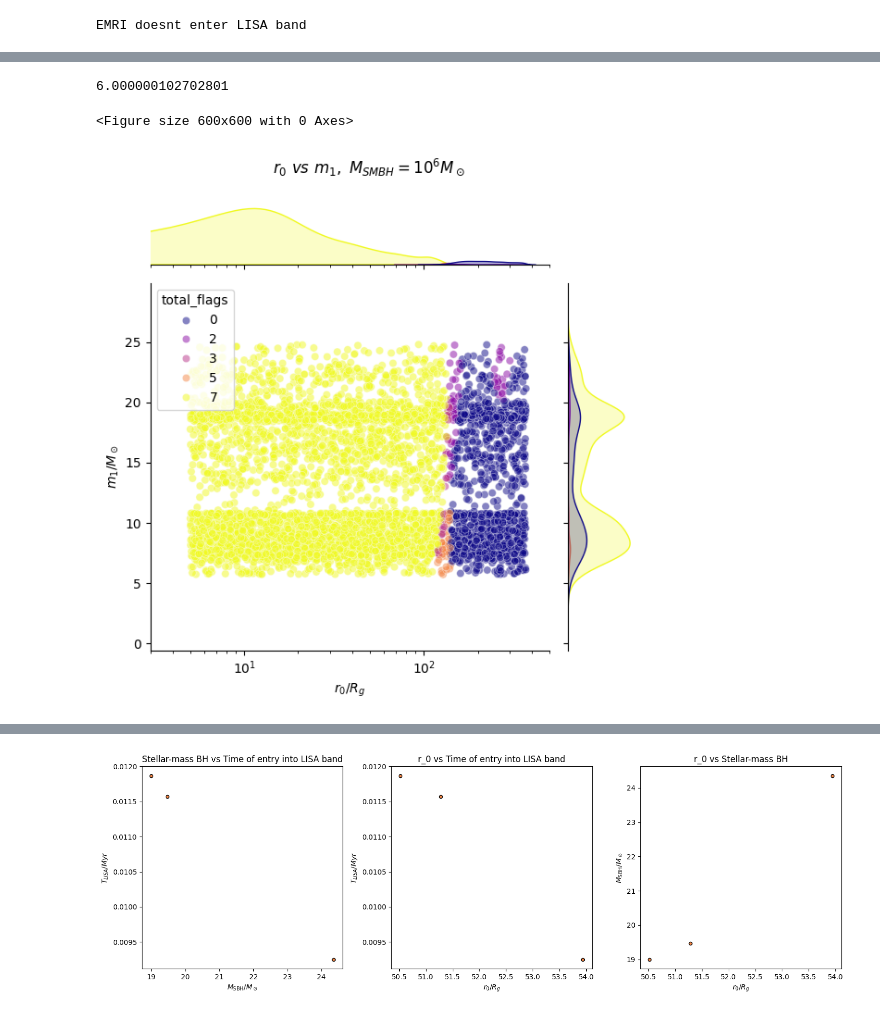
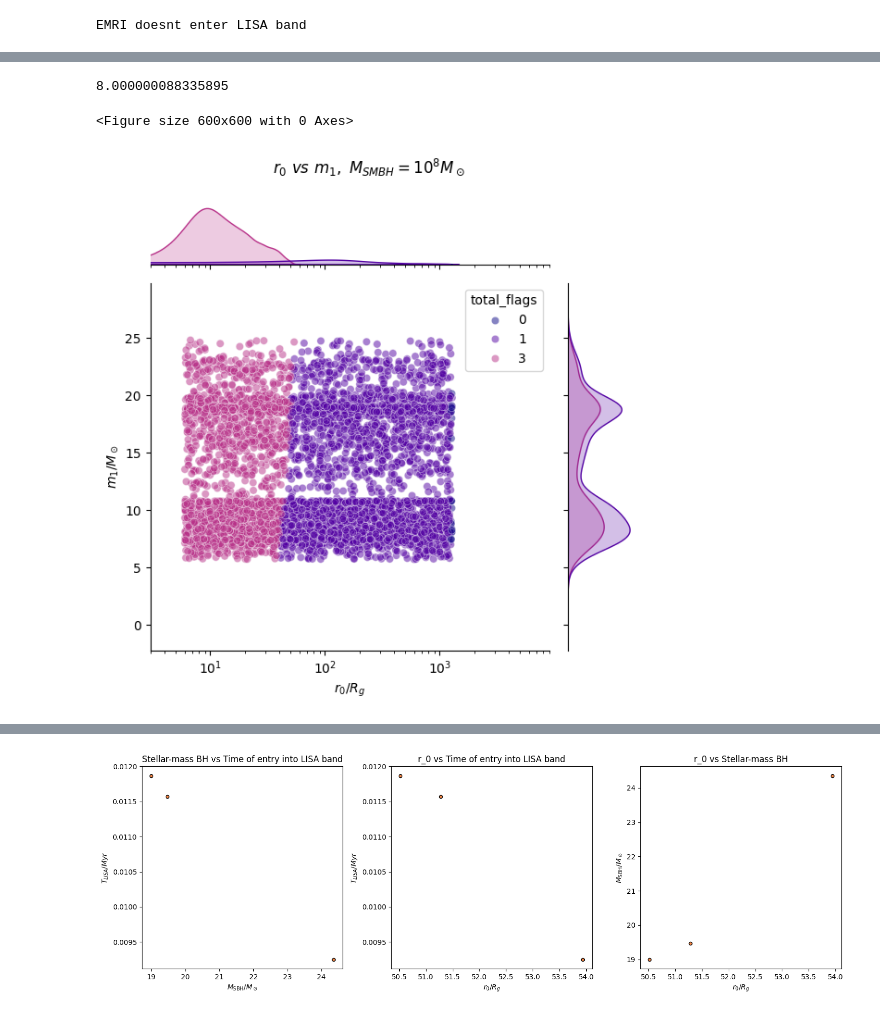
Before and after one commit to jt-stevenson/EMRIs_test, a Jupyter notebook: EMRIs_plots.ipynb, the cells around one changed output, grey strips where cells are left out. Saved outputs shown, nothing was run; the diff lists cells and outputs as text; code cells hidden in the pictures.

```diff
--- a/EMRIs_plots.ipynb
+++ b/EMRIs_plots.ipynb
@@ -14,11 +14,11 @@ from tqdm import tqdm
 
 start = datetime.now()
 # %%
-c=693163
+c=121606
 
-dir=f'EMRIs_Jupiter_2/c_{c}/SG/alpha_0.01/'
+dir=f'EMRIs_Jupiter_2/c_{c}/TQM/alpha_0.01/'
 
-filename = f"EMRIs_Jupiter_2/c_{c}/SG/alpha_0.01/EMRIs_G23_1g_5000_events_with_GW.txt"
+filename = f"EMRIs_Jupiter_2/c_{c}/TQM/alpha_0.01/EMRIs_G23_1g_5000_events_with_GW.txt"
 
 MBH, T = np.genfromtxt("SMBHmass_local_AGNlifetime_pairs.txt", unpack=True, skip_header=3)
 # %%
@@ -368,30 +384,30 @@ def plot_with_marginals(fig, data, x, y, is_emri, xlabel, ylabel, title, logx=Fa
 # %%
 fig = plt.figure(figsize=(6, 6))
 
 power=np.log10(Mbh)
 print(power)
 
 # Plot 1: m1 vs logMBH
 plot_with_marginals(
     fig, data,
     x="r0/Rg",
     y="m1/Msun",
     is_emri="total_flags",
     xlabel=r'$r_{\rm 0} / R_g$',
     ylabel=r'$m_1 / M_\odot$',
     title='$r_0~vs~m_1,~M_{SMBH}=$'f'$10^{power:.0f}$'r'$M_\odot$',
     logx=True
 )
 
-plt.xlim(3, 5e2)
+plt.xlim(3, 9e3)
 plt.tight_layout()
 
 plt.savefig(f'{dir}/r0_{N}_SBH_{Mbh:.1e}.pdf')
 plt.show()
 # %% [output]
-6.000000102702801
+8.000000088335895
 <Figure size 600x600 with 0 Axes>
-[figure, old version]
+[figure, new version]
 # %%
 fig = plt.figure(figsize=(6, 6))
 
```
Also changed, not shown: parts of 9 cells of this notebook, 4 other files.
